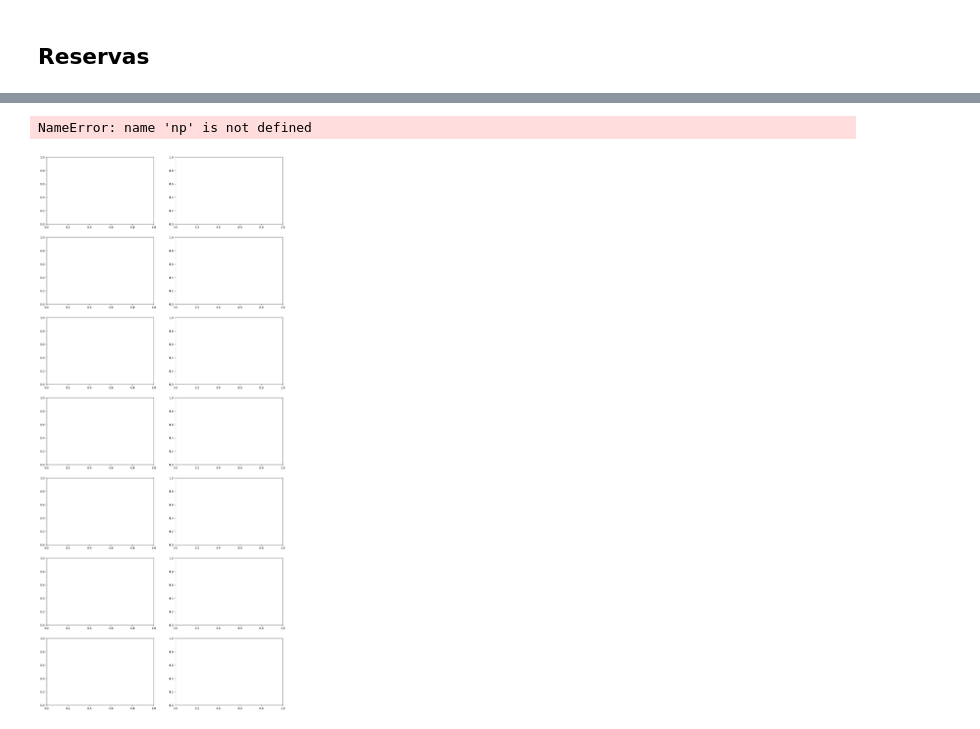
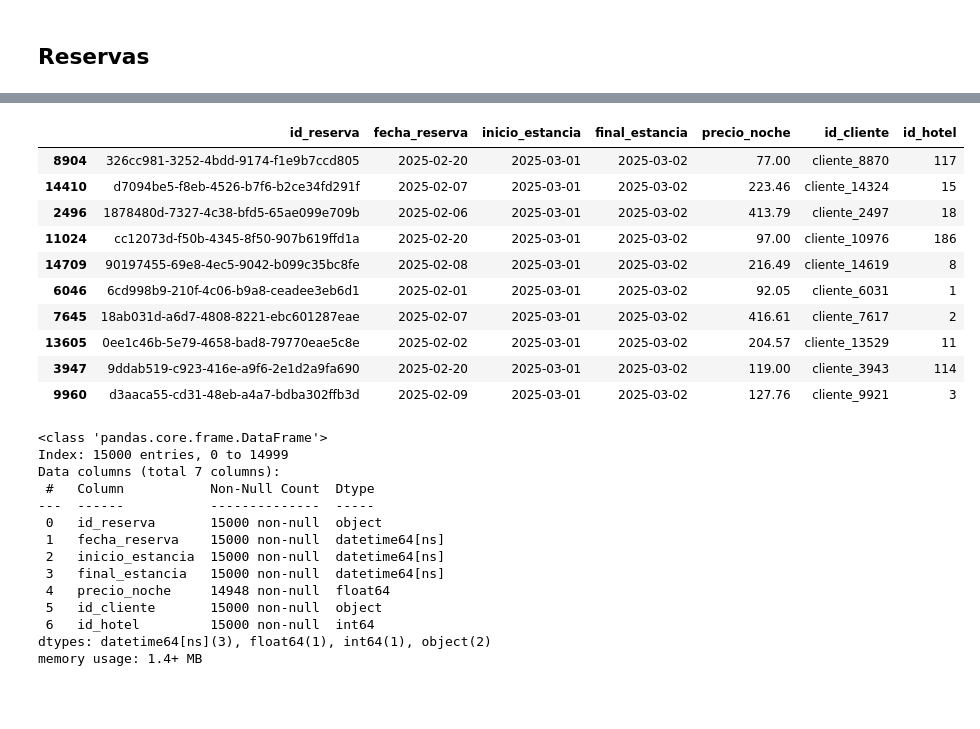
Before and after one commit to MartaM1206/proyecto_ETL, a Jupyter notebook: notebooks/análisis inicial.ipynb, the cells around one changed output, grey strips where cells are left out. Drawn from its saved outputs; the diff is of its cells as text; code cells hidden in the pictures; blank space fills up the shorter version.

```diff
--- a/notebooks/análisis inicial.ipynb
+++ b/notebooks/análisis inicial.ipynb
@@ -596,2 +631,15 @@ df.sample(5)
 # %%
 df_reservas = df[["id_reserva", "fecha_reserva", "inicio_estancia", "final_estancia", "precio_noche", "id_cliente", "id_hotel"]]
+df_reservas.sample(10)
+# %% [output]
+|  | id_reserva | fecha_reserva | inicio_estancia | final_estancia | precio_noche | id_cliente | id_hotel |
+| 8904 | 326cc981-3252-4bdd-9174-f1e9b7ccd805 | 2025-02-20 | 2025-03-01 | 2025-03-02 | 77.00 | cliente_8870 | 117 |
+| 14410 | d7094be5-f8eb-4526-b7f6-b2ce34fd291f | 2025-02-07 | 2025-03-01 | 2025-03-02 | 223.46 | cliente_14324 | 15 |
+| 2496 | 1878480d-7327-4c38-bfd5-65ae099e709b | 2025-02-06 | 2025-03-01 | 2025-03-02 | 413.79 | cliente_2497 | 18 |
+| 11024 | cc12073d-f50b-4345-8f50-907b619ffd1a | 2025-02-20 | 2025-03-01 | 2025-03-02 | 97.00 | cliente_10976 | 186 |
+| 14709 | 90197455-69e8-4ec5-9042-b099c35bc8fe | 2025-02-08 | 2025-03-01 | 2025-03-02 | 216.49 | cliente_14619 | 8 |
+| 6046 | 6cd998b9-210f-4c06-b9a8-ceadee3eb6d1 | 2025-02-01 | 2025-03-01 | 2025-03-02 | 92.05 | cliente_6031 | 1 |
+| 7645 | 18ab031d-a6d7-4808-8221-ebc601287eae | 2025-02-07 | 2025-03-01 | 2025-03-02 | 416.61 | cliente_7617 | 2 |
+| 13605 | 0ee1c46b-5e79-4658-bad8-79770eae5c8e | 2025-02-02 | 2025-03-01 | 2025-03-02 | 204.57 | cliente_13529 | 11 |
+| 3947 | 9ddab519-c923-416e-a9f6-2e1d2a9fa690 | 2025-02-20 | 2025-03-01 | 2025-03-02 | 119.00 | cliente_3943 | 114 |
+| 9960 | d3aaca55-cd31-48eb-a4a7-bdba302ffb3d | 2025-02-09 | 2025-03-01 | 2025-03-02 | 127.76 | cliente_9921 | 3 |
@@ -604,20 +645,0 @@ import seaborn as sns
-# %%
-# Definir la cantidad de columnas por fila
-cols_per_row = 2
-num_cols = len(df.columns)
-num_rows = (num_cols // cols_per_row) + (num_cols % cols_per_row > 0)  # Calcular filas necesarias
-
-# Crear subplots dinámicamente
-fig, axes = plt.subplots(nrows=num_rows, ncols=cols_per_row, figsize=(15, 5 * num_rows))
-
-# Asegurar que axes es un array 2D
-axes = np.array(axes).reshape(num_rows, cols_per_row)
-
-# Dibujar los boxplots en cada subplot
-for i, col in enumerate(df.columns):
-    row, col_idx = divmod(i, cols_per_row)  # Obtener la posición en la grilla
-    sns.boxplot(y=df[col], ax=axes[row, col_idx])
-    axes[row, col_idx].set_title(f'Boxplot de {col}')
-# %% [output]
-NameError: name 'np' is not defined
-[figure, removed]
@@ -625,0 +646,17 @@ def boxplots (dataframe, columnax, columnay):
+# %%
+df_reservas.info()
+# %% [output]
+<class 'pandas.core.frame.DataFrame'>
+Index: 15000 entries, 0 to 14999
+Data columns (total 7 columns):
+ #   Column           Non-Null Count  Dtype
+---  ------           --------------  -----
+ 0   id_reserva       15000 non-null  object
+ 1   fecha_reserva    15000 non-null  datetime64[ns]
+ 2   inicio_estancia  15000 non-null  datetime64[ns]
+ 3   final_estancia   15000 non-null  datetime64[ns]
+ 4   precio_noche     14948 non-null  float64
+ 5   id_cliente       15000 non-null  object
+ 6   id_hotel         15000 non-null  int64
+dtypes: datetime64[ns](3), float64(1), int64(1), object(2)
+memory usage: 1.4+ MB
```
Also changed, not shown: parts of 31 cells of this notebook, 5 other files.
